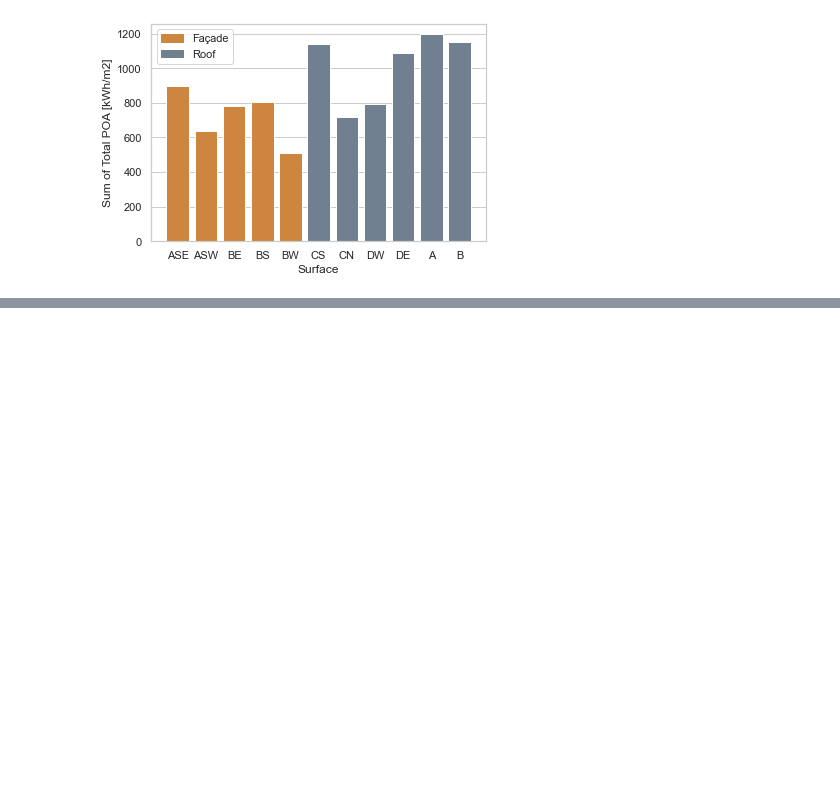
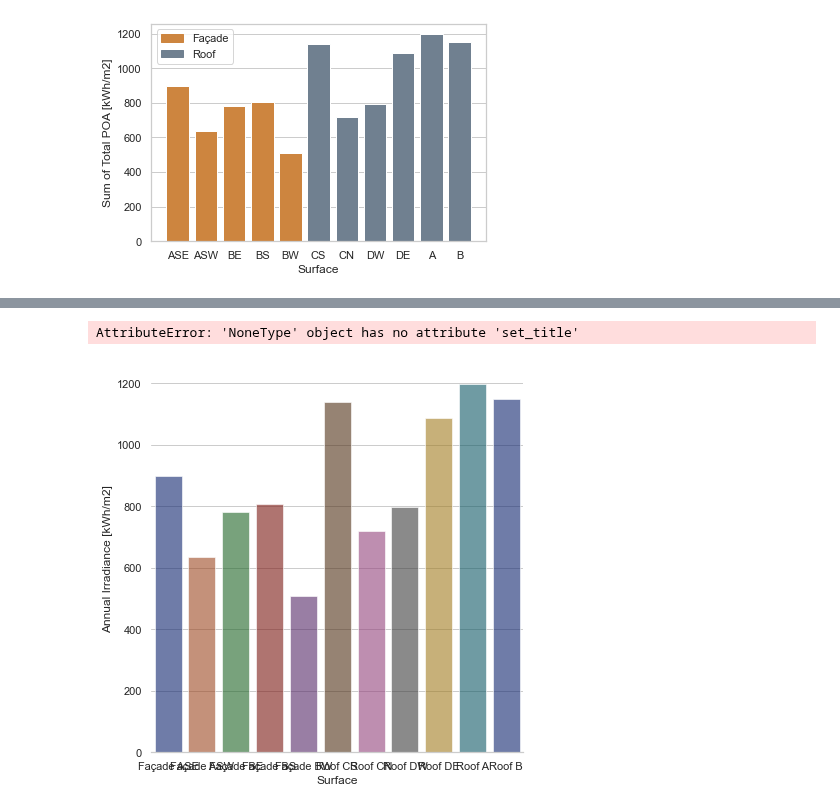
Before and after one commit to ncgarrood/utrechtsmartdistricpartA, a Jupyter notebook: Untitled.ipynb, the cells around one changed output, grey strips where cells are left out. Saved outputs shown, nothing was run; the diff lists cells and outputs as text; code cells hidden in the pictures; blank space fills up the shorter version.

```diff
--- a/Untitled.ipynb
+++ b/Untitled.ipynb
@@ -1050,0 +1130,20 @@ create_bar_sum_poa_each_facade(POA_total)
+# %%
+POA_surface = pd.read_excel("2.6 bar.xlsx")
+
+def create_bar_charts_DC_outputs_module_groups(POA_surface):
+
+    sns.set_theme(style="whitegrid")
+
+    # Draw a nested barplot by tilt and orientation
+    g = sns.catplot(
+        data = POA_surface, kind="bar",
+        x="Surface", y="SumPOA", hue=None,
+        ci = None, palette="dark", alpha=.6, height=6
+    )
+    g.despine(left=True)
+    g.set_axis_labels("Surface", "Annual Irradiance [kWh/m2]")
+
+create_bar_charts_DC_outputs_module_groups(POA_surface)
+# %% [output]
+AttributeError: 'NoneType' object has no attribute 'set_title'
+[figure, added]
```
Also changed, not shown: parts of 1 cell of this notebook, 3 other files.
